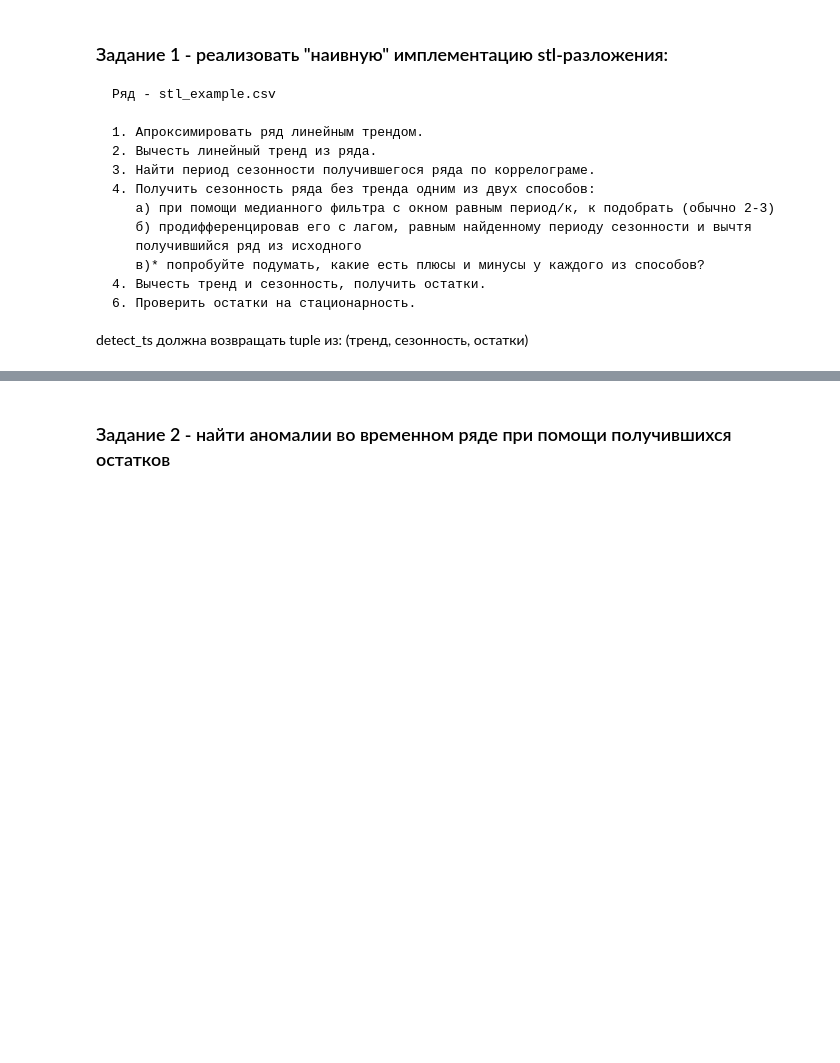
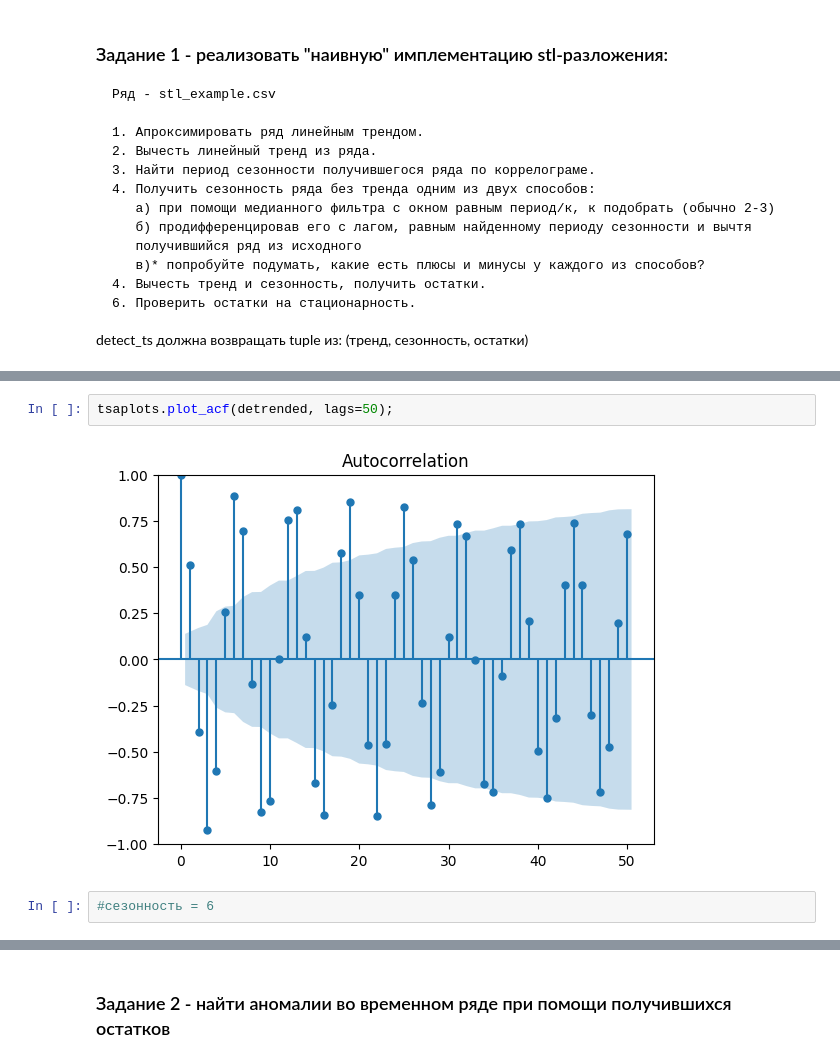
Before and after one commit to npopovv/time_series_course, a Jupyter notebook: week_1/stl.ipynb, the cells around one changed output, grey strips where cells are left out. Cells and saved outputs as stored; diff of their text form; blank space fills up the shorter version.

```diff
--- a/week_1/stl.ipynb
+++ b/week_1/stl.ipynb
@@ -137,0 +149,6 @@ plt.plot(x, ts.values)
+# %%
+tsaplots.plot_acf(detrended, lags=50);
+# %% [output]
+[figure, added]
+# %%
+#сезонность = 6
```
Also changed, not shown: parts of 34 cells of this notebook, 1 other file.
